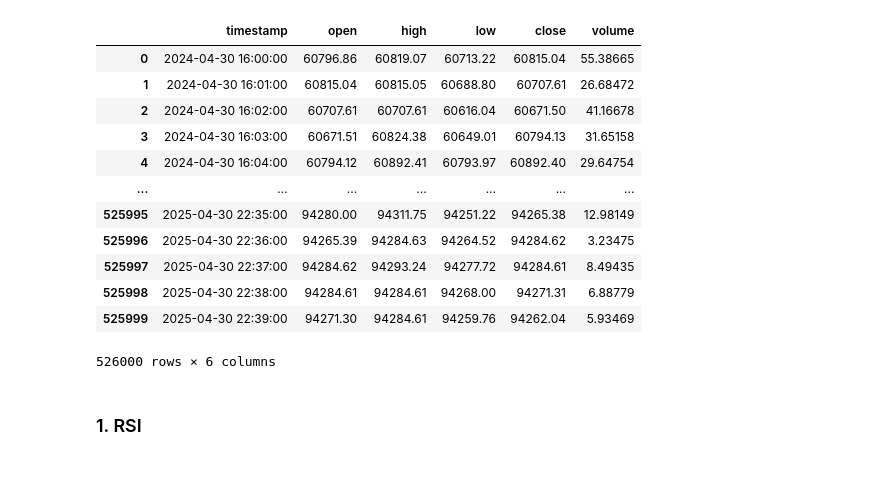
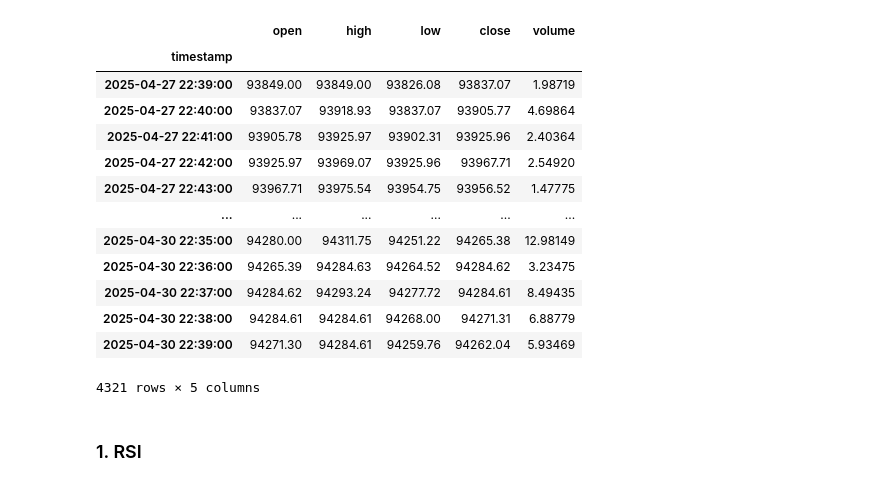
Before and after one commit to HongYang17/MMAT, a Jupyter notebook: notebooks/momentum_signals.ipynb, the cells around one changed output. Drawn from its saved outputs; the diff is of its cells as text; code cells hidden in the pictures.

```diff
--- a/notebooks/momentum_signals.ipynb
+++ b/notebooks/momentum_signals.ipynb
@@ -19,22 +22,25 @@ from sklearn.pipeline import Pipeline
 import warnings
 warnings.filterwarnings('ignore')
 # %%
-df = pd.read_csv(f"../data/BTCUSDT_1min_2024-05-01_to_2025-05-01.csv", parse_dates=["timestamp"])
+df_data = pd.read_csv(f"../data/BTCUSDT_1min_2024-05-01_to_2025-05-01.csv", parse_dates=["timestamp"])
+df_data.set_index("timestamp", inplace=True)
+df=df_data.loc['2025-04-27 22:39:00':'2025-05-01 00:00:00']
 df
 # %% [output]
-|  | timestamp | open | high | low | close | volume |
-| 0 | 2024-04-30 16:00:00 | 60796.86 | 60819.07 | 60713.22 | 60815.04 | 55.38665 |
-| 1 | 2024-04-30 16:01:00 | 60815.04 | 60815.05 | 60688.80 | 60707.61 | 26.68472 |
-| 2 | 2024-04-30 16:02:00 | 60707.61 | 60707.61 | 60616.04 | 60671.50 | 41.16678 |
-| 3 | 2024-04-30 16:03:00 | 60671.51 | 60824.38 | 60649.01 | 60794.13 | 31.65158 |
-| 4 | 2024-04-30 16:04:00 | 60794.12 | 60892.41 | 60793.97 | 60892.40 | 29.64754 |
-| ... | ... | ... | ... | ... | ... | ... |
-| 525995 | 2025-04-30 22:35:00 | 94280.00 | 94311.75 | 94251.22 | 94265.38 | 12.98149 |
-| 525996 | 2025-04-30 22:36:00 | 94265.39 | 94284.63 | 94264.52 | 94284.62 | 3.23475 |
-| 525997 | 2025-04-30 22:37:00 | 94284.62 | 94293.24 | 94277.72 | 94284.61 | 8.49435 |
-| 525998 | 2025-04-30 22:38:00 | 94284.61 | 94284.61 | 94268.00 | 94271.31 | 6.88779 |
-| 525999 | 2025-04-30 22:39:00 | 94271.30 | 94284.61 | 94259.76 | 94262.04 | 5.93469 |
+|  | open | high | low | close | volume |
+| timestamp |  |  |  |  |  |
+| 2025-04-27 22:39:00 | 93849.00 | 93849.00 | 93826.08 | 93837.07 | 1.98719 |
+| 2025-04-27 22:40:00 | 93837.07 | 93918.93 | 93837.07 | 93905.77 | 4.69864 |
+| 2025-04-27 22:41:00 | 93905.78 | 93925.97 | 93902.31 | 93925.96 | 2.40364 |
+| 2025-04-27 22:42:00 | 93925.97 | 93969.07 | 93925.96 | 93967.71 | 2.54920 |
+| 2025-04-27 22:43:00 | 93967.71 | 93975.54 | 93954.75 | 93956.52 | 1.47775 |
+| ... | ... | ... | ... | ... | ... |
+| 2025-04-30 22:35:00 | 94280.00 | 94311.75 | 94251.22 | 94265.38 | 12.98149 |
+| 2025-04-30 22:36:00 | 94265.39 | 94284.63 | 94264.52 | 94284.62 | 3.23475 |
+| 2025-04-30 22:37:00 | 94284.62 | 94293.24 | 94277.72 | 94284.61 | 8.49435 |
+| 2025-04-30 22:38:00 | 94284.61 | 94284.61 | 94268.00 | 94271.31 | 6.88779 |
+| 2025-04-30 22:39:00 | 94271.30 | 94284.61 | 94259.76 | 94262.04 | 5.93469 |
-526000 rows × 6 columns
+4321 rows × 5 columns
 # %% [markdown]
 ### 1. RSI
 # %%
```
Also changed, not shown: parts of 8 cells of this notebook.
